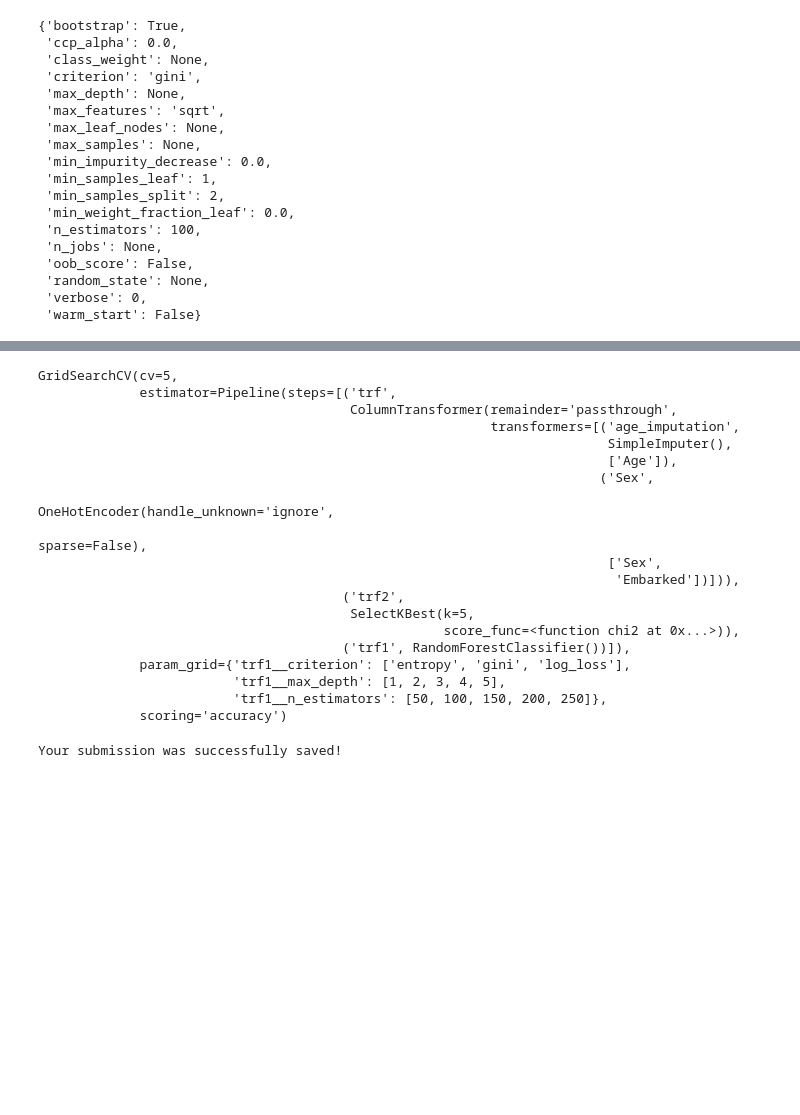
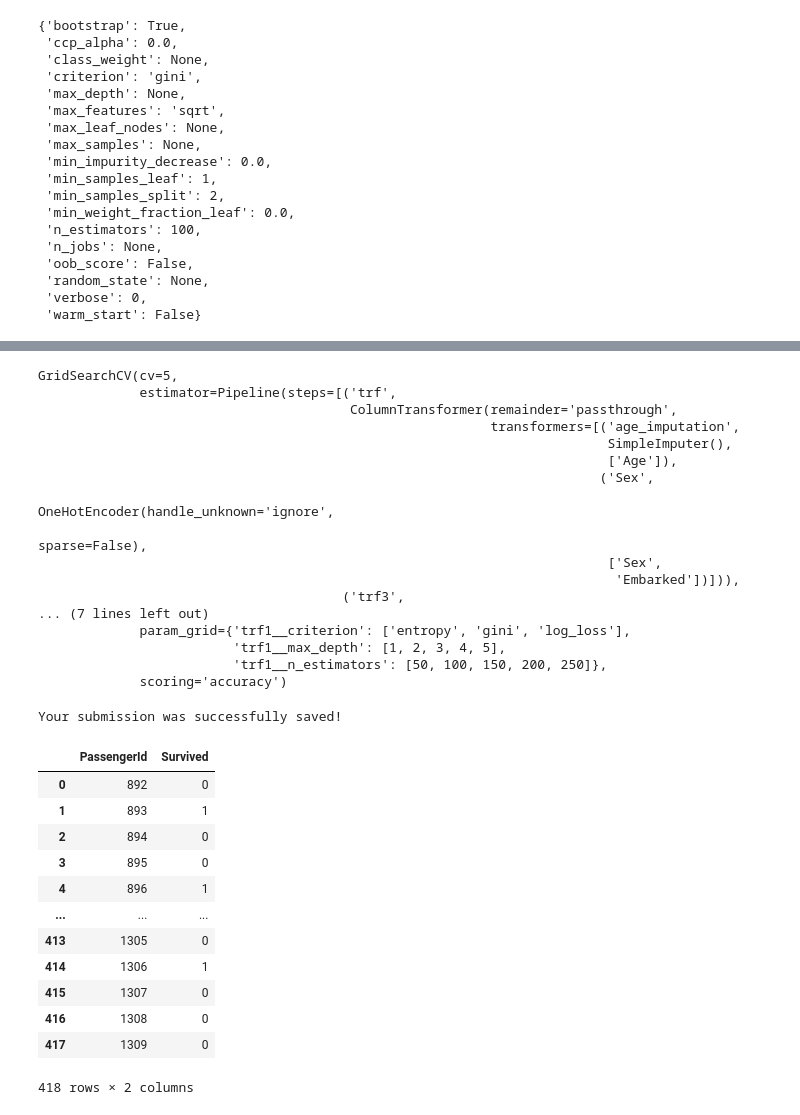
Before and after one commit to DeependraVerma/DeependraVerma, a Jupyter notebook: notebookc8dbe05624.ipynb, the cells around one changed output, grey strips where cells are left out. Drawn from its saved outputs; the diff is of its cells as text; code cells hidden in the pictures; blank space fills up the shorter version.

```diff
--- a/notebookc8dbe05624.ipynb
+++ b/notebookc8dbe05624.ipynb
@@ -178,12 +159,14 @@ X_test  = test_data.drop("PassengerId",axis = 1)
 # %%
 trf = ColumnTransformer(transformers=[("age_imputation",si,["Age"]),
                                       ("Sex",ohe,["Sex","Embarked"])],remainder="passthrough")
+# %%
+trf2 = SelectKBest(score_func=chi2, k="all")
+# %%
+trf3 = ColumnTransformer([("min_max", MinMaxScaler(),slice(0,4))])
 # %%
 trf1 = RandomForestClassifier()
-# %%
-trf2 = SelectKBest(score_func=chi2, k=5)
 # %%
-pipe = Pipeline(steps=[("trf",trf),("trf2",trf2)
+pipe = Pipeline(steps=[("trf",trf),("trf3",trf3),("trf2",trf2)
                ,("trf1",trf1)])
 # %%
 pipe.fit(X_train,y_train)
@@ -248,10 +234,8 @@ GridSearchCV(cv=5,
                                                                                        sparse=False),
                                                                          ['Sex',
                                                                           'Embarked'])])),
-                                       ('trf2',
-                                        SelectKBest(k=5,
-                                                    score_func=<function chi2 at 0x...>)),
-                                       ('trf1', RandomForestClassifier())]),
+                                       ('trf3',
+... (7 lines left out)
              param_grid={'trf1__criterion': ['entropy', 'gini', 'log_loss'],
                          'trf1__max_depth': [1, 2, 3, 4, 5],
                          'trf1__n_estimators': [50, 100, 150, 200, 250]},
@@ -264,3 +248,19 @@ output.to_csv('submission.csv', index=False)
 print("Your submission was successfully saved!")
 # %% [output]
 Your submission was successfully saved!
+# %%
+output
+# %% [output]
+|  | PassengerId | Survived |
+| 0 | 892 | 0 |
+| 1 | 893 | 1 |
+| 2 | 894 | 0 |
+| 3 | 895 | 0 |
+| 4 | 896 | 1 |
+| ... | ... | ... |
+| 413 | 1305 | 0 |
+| 414 | 1306 | 1 |
+| 415 | 1307 | 0 |
+| 416 | 1308 | 0 |
+| 417 | 1309 | 0 |
+418 rows × 2 columns
```
Also changed, not shown: parts of 7 cells of this notebook.
